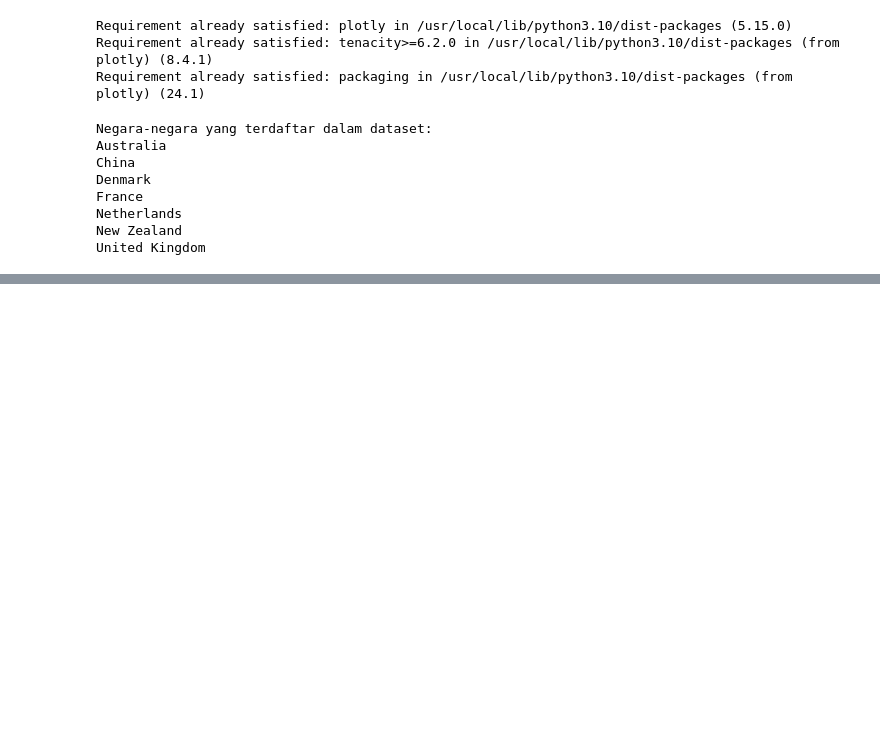
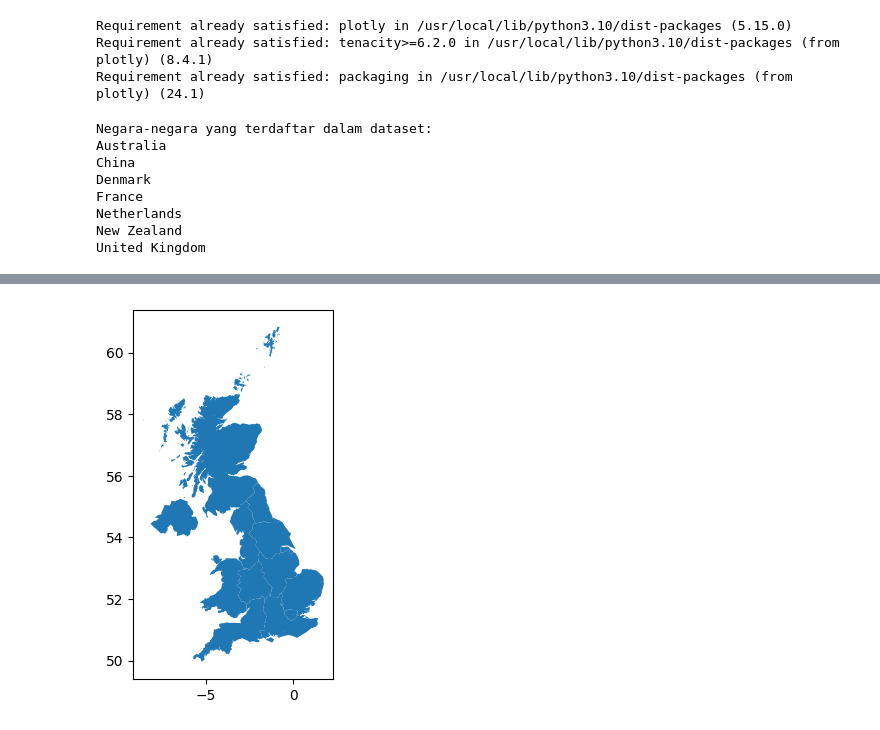
Before and after one commit to bagusatya08/dashboard-covid, a Jupyter notebook: map_bycountry_chart.ipynb, the cells around one changed output, grey strips where cells are left out. Cells and saved outputs as stored; diff of their text form; code cells hidden in the pictures; blank space fills up the shorter version.

```diff
--- a/map_bycountry_chart.ipynb
+++ b/map_bycountry_chart.ipynb
@@ -87,0 +124,9 @@ fig.show()
+# %%
+# Membaca file GeoJSON
+gdf = gpd.read_file('/content/uk_regions.geojson')
+
+# Menampilkan peta
+gdf.plot()
+plt.show()
+# %% [output]
+[figure, added]
```
Also changed, not shown: parts of 18 cells of this notebook.
